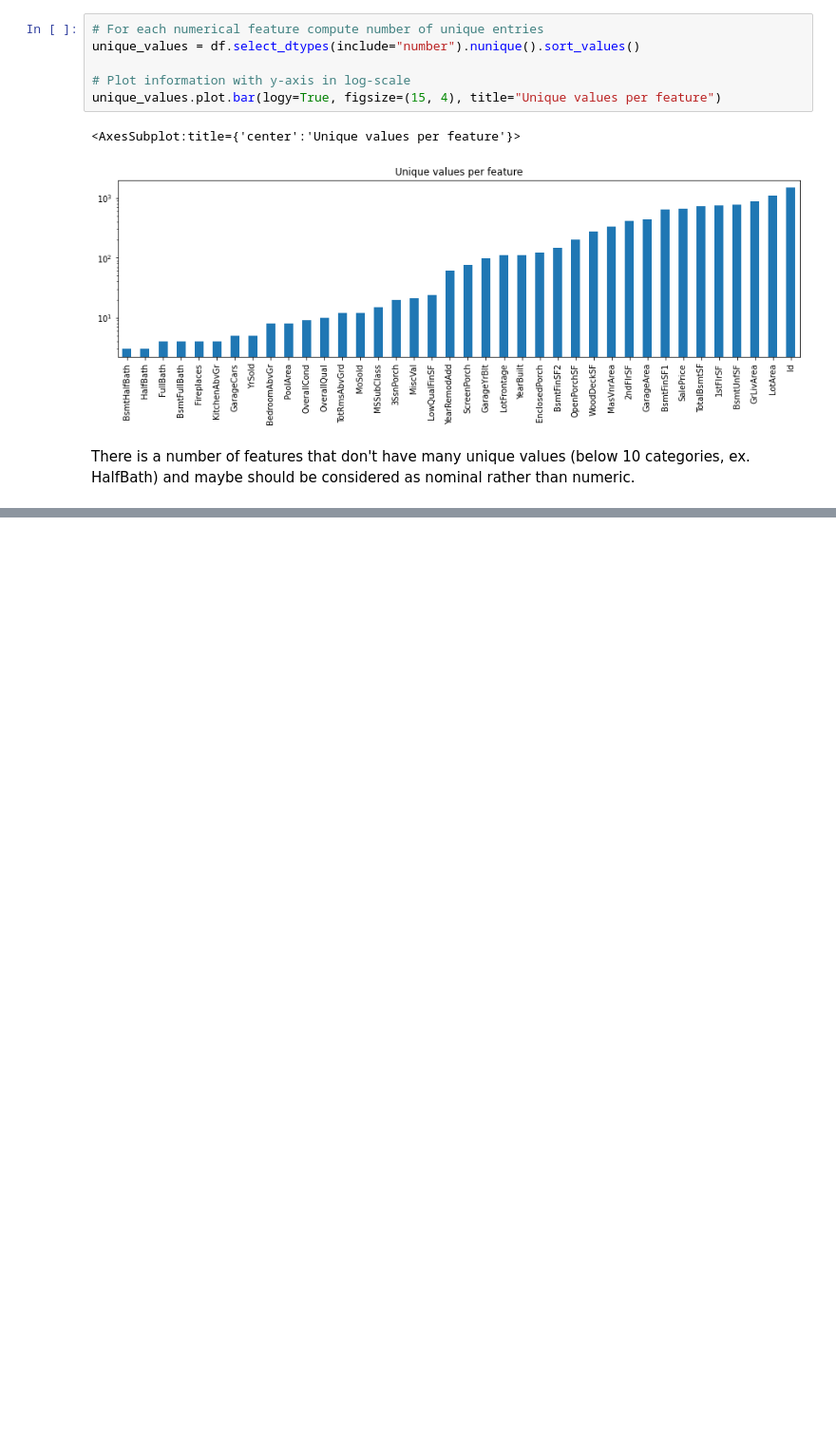
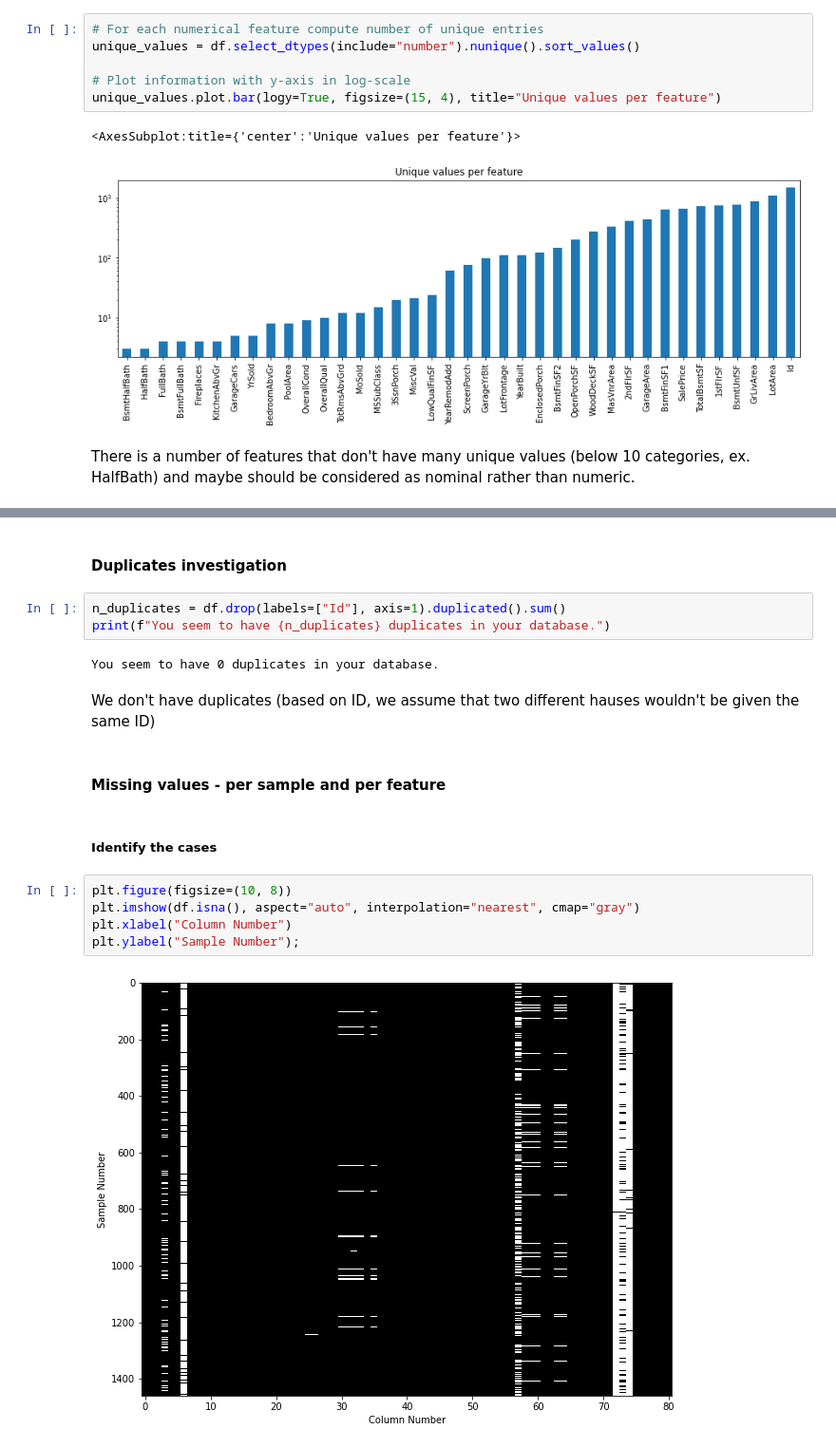
Before and after one commit to patrycja-naumczyk/Kaggle_housePrice, a Jupyter notebook: EDA1.ipynb, the cells around one changed output, grey strips where cells are left out. Shown: that part at 95% size. Saved outputs shown, nothing was run; the diff lists cells and outputs as text; blank space fills up the shorter version.

Commit message:
Missing values inspecting and handling

```diff
--- a/EDA1.ipynb
+++ b/EDA1.ipynb
@@ -103,0 +102,20 @@ df["FullBath"].nunique()
+# %% [markdown]
+#### Duplicates investigation
+# %%
+n_duplicates = df.drop(labels=["Id"], axis=1).duplicated().sum()
+print(f"You seem to have {n_duplicates} duplicates in your database.")
+# %% [output]
+You seem to have 0 duplicates in your database.
+# %% [markdown]
+We don't have duplicates (based on ID, we assume that two different hauses wouldn't be given the same ID)
+# %% [markdown]
+#### Missing values - per sample and per feature
+# %% [markdown]
+##### Identify the cases
+# %%
+plt.figure(figsize=(10, 8))
+plt.imshow(df.isna(), aspect="auto", interpolation="nearest", cmap="gray")
+plt.xlabel("Column Number")
+plt.ylabel("Sample Number");
+# %% [output]
+[figure, added]
```
Also changed, not shown: parts of 21 cells of this notebook.
